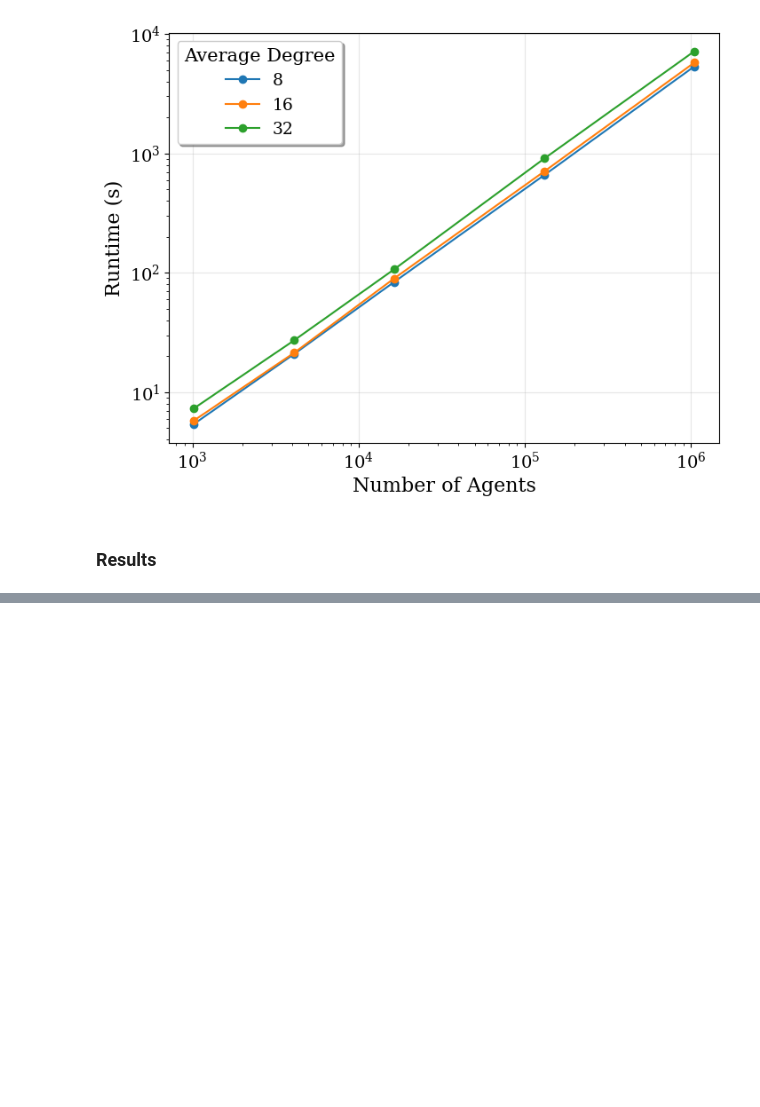
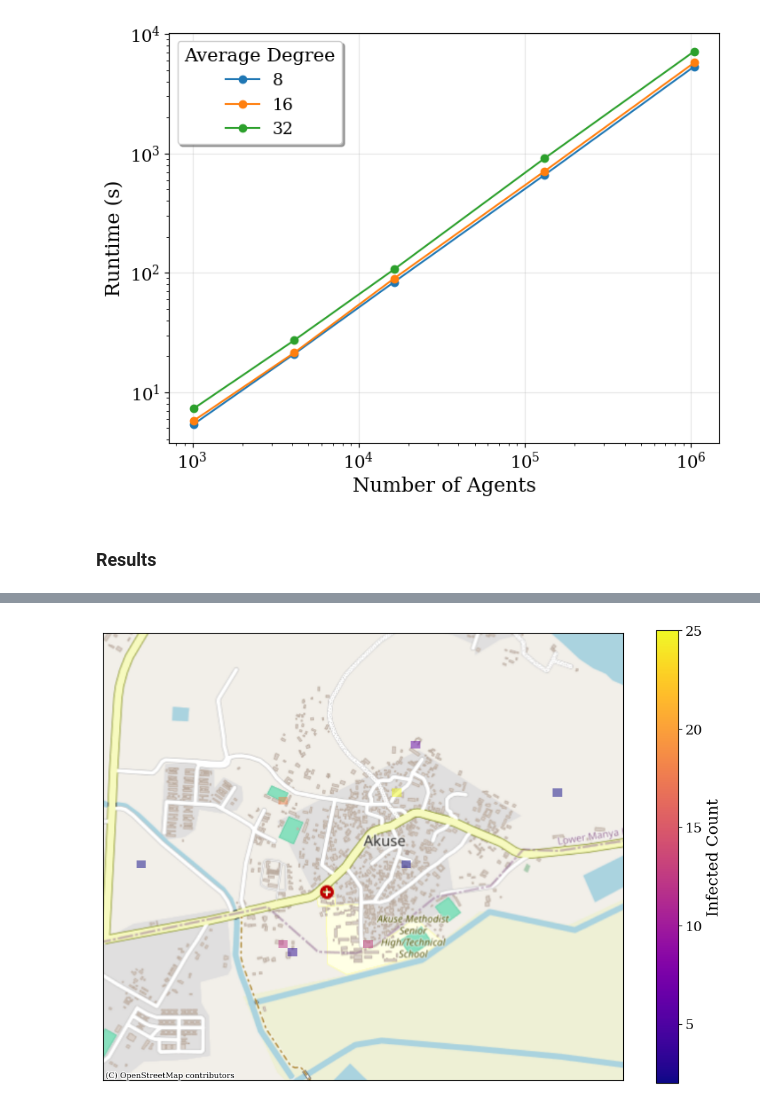
Before and after one commit to SDCCA/DGL-PTM, a Jupyter notebook: DGL_testing/misc_testing.ipynb, the cells around one changed output, grey strips where cells are left out. Saved outputs shown, nothing was run; the diff lists cells and outputs as text; code cells hidden in the pictures; blank space fills up the shorter version.

Commit message:
animate infectious agents, fix home location placement

```diff
--- a/DGL_testing/misc_testing.ipynb
+++ b/DGL_testing/misc_testing.ipynb
@@ -387 +395,48 @@ for i in range(50):
 ... (38 outputs left out)
+# %%
+akuse_boundary_coords = [ (x[1],x[0]) for x in [
+        (6.107983818842101, 0.11640835827890646),
+        (6.106918939321614, 0.13688109260416578),
+        (6.095601368066649, 0.13518748441180858),
+        (6.090648307705022, 0.11628382826476255)
+    ]
+]
+
+boundary = Polygon(akuse_boundary_coords)
+minx, miny, maxx, maxy = boundary.bounds
+minx, miny, maxx, maxy = boundary.bounds
+gdf = gpd.GeoDataFrame(geometry=[boundary], crs="EPSG:4326")  # WGS84 CRS
+grid = create_grid(boundary.bounds)
+
+# Step 3: Plot the Result
+fig, ax = plt.subplots(figsize=(12, 12))
+grid.plot(ax=ax, alpha=0.0)
+ctx.add_basemap(ax, crs=gdf.crs, source=ctx.providers.OpenStreetMap.Mapnik)
+
+T = 20
+STATE = 2 # infected state
+infected_agents = np.where(compartment_data[:,T]==STATE)[0]
+infected_coords = np.column_stack(
+    [X[infected_agents, T], Y[infected_agents, T]]
+)
+heatmap_grid = np.zeros((50, 50), dtype=int)
+for x, y in infected_coords.astype(int):
+    heatmap_grid[x, y] += 1
+
+threshold = 2
+masked_heatmap = np.ma.masked_where(heatmap_grid < threshold, heatmap_grid)
+cmap = plt.get_cmap("plasma")
+cmap.set_under(color="white", alpha=0)  # Hide values below the threshold
+norm = mcolors.Normalize(vmin=threshold, vmax=heatmap_grid.max())  # Normalize colors
+img = ax.imshow(masked_heatmap, extent=[minx, maxx, miny, maxy], origin="lower", cmap=cmap, norm=norm, alpha=0.5)
+
+# Add colorbar
+cbar = fig.colorbar(plt.cm.ScalarMappable(cmap=cmap, norm=norm), ax=ax, orientation="vertical", shrink=0.7)
+cbar.set_label("Infected Count")
+
+plt.xticks([])
+plt.yticks([])
+
+plt.show()
+# %% [output]
+[figure, added]
```
Also changed, not shown: parts of 11 cells of this notebook, 1 other file.
